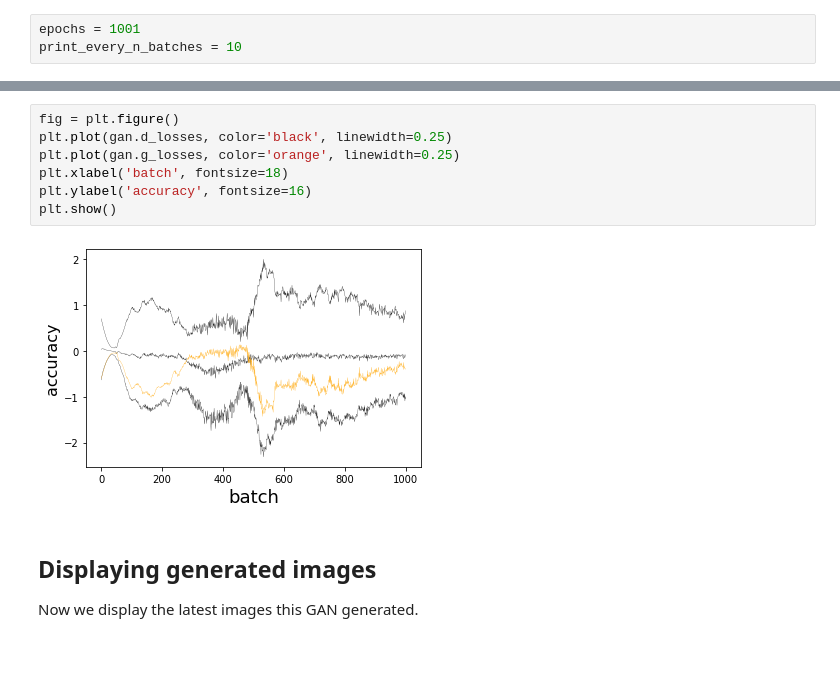
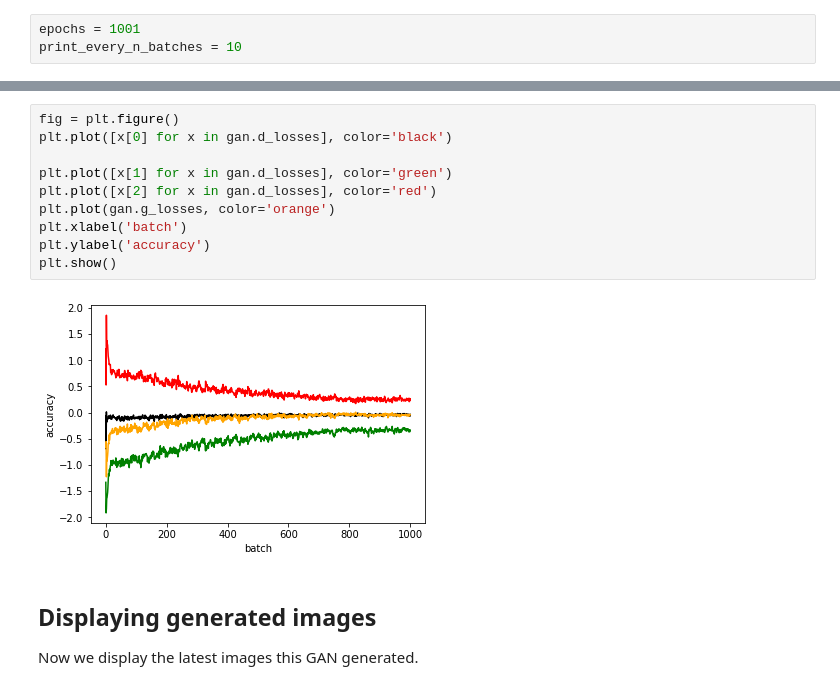
Before and after one commit to LoniQin/deep_learning_notebooks, a Jupyter notebook: tensorflow/CamelGAN.ipynb, the cells around one changed output, grey strips where cells are left out. Drawn from its saved outputs; the diff is of its cells as text; blank space fills up the shorter version.

```diff
--- a/tensorflow/CamelGAN.ipynb
+++ b/tensorflow/CamelGAN.ipynb
@@ -544,12 +544,15 @@ plt.show()
 # %%
 fig = plt.figure()
-plt.plot(gan.d_losses, color='black', linewidth=0.25)
-plt.plot(gan.g_losses, color='orange', linewidth=0.25)
-plt.xlabel('batch', fontsize=18)
-plt.ylabel('accuracy', fontsize=16)
+plt.plot([x[0] for x in gan.d_losses], color='black')
+
+plt.plot([x[1] for x in gan.d_losses], color='green')
+plt.plot([x[2] for x in gan.d_losses], color='red')
+plt.plot(gan.g_losses, color='orange')
+plt.xlabel('batch')
+plt.ylabel('accuracy')
 plt.show()
 # %% [output]
-[figure, old version]
+[figure, new version]
 # %% [markdown]
 ## Displaying generated images
 Now we display the latest images this GAN generated.
```
Also changed, not shown: parts of 8 cells of this notebook.
